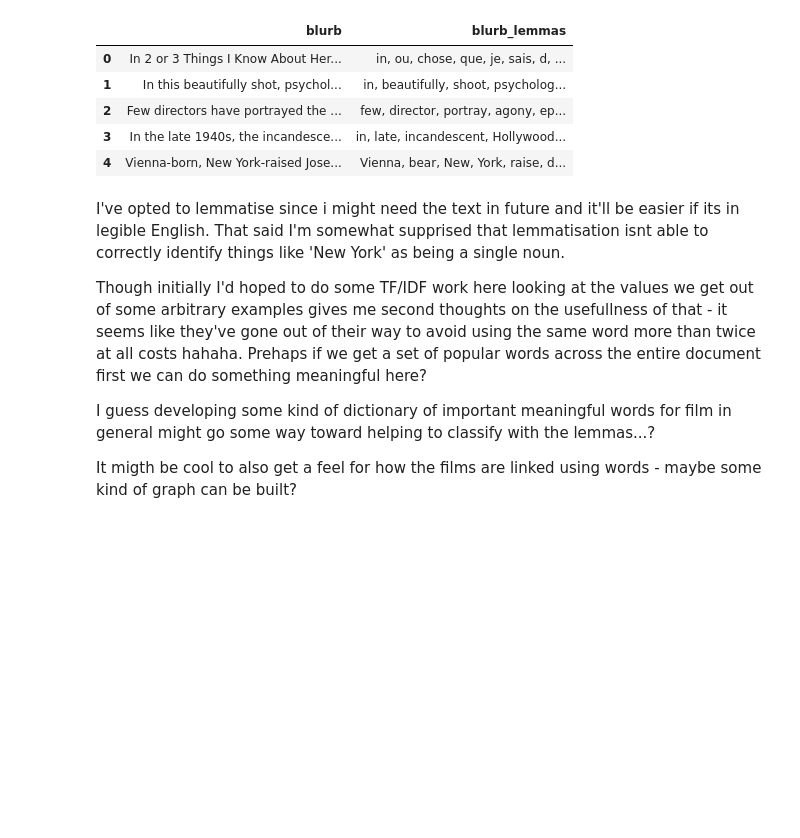
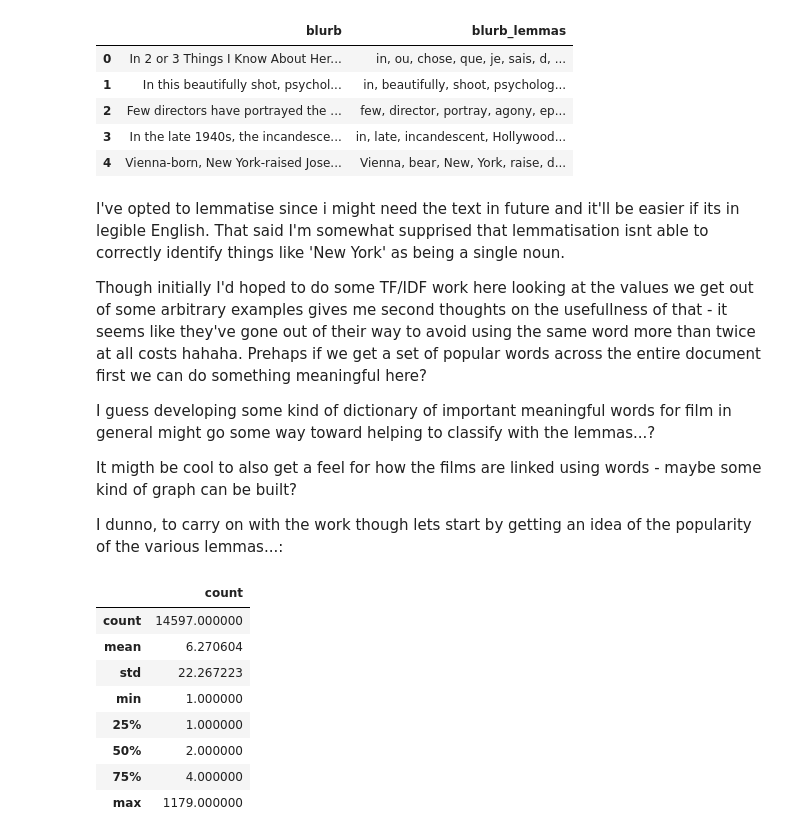
Before and after one commit to JohnStokes228/movie_eda, a Jupyter notebook: initial_eda.ipynb, the cells around one changed output. Cells and saved outputs as stored; diff of their text form; code cells hidden in the pictures; blank space fills up the shorter version.

```diff
--- a/initial_eda.ipynb
+++ b/initial_eda.ipynb
@@ -289,3 +289,30 @@ Though initially I'd hoped to do some TF/IDF work here looking at the values we
 I guess developing some kind of dictionary of important meaningful words for film in general might go some way toward helping to classify with the lemmas...?
 
 It migth be cool to also get a feel for how the films are linked using words - maybe some kind of graph can be built?
+
+I dunno, to carry on with the work though lets start by getting an idea of the popularity of the various lemmas...:
+# %%
+all_lemmas = df.blurb_lemmas.tolist()
+all_lemmas = ', '.join(all_lemmas).split(',')
+all_lemmas = [lemma.strip().lower() for lemma in all_lemmas
+             if lemma not in stop_words]
+
+lemma_counts = {}
+
+for lemma in list(set(all_lemmas)):
+    lemma_counts[lemma] = all_lemmas.count(lemma)
+
+lemma_counts = pd.DataFrame(lemma_counts.items())
+lemma_counts.columns = ['lemma', 'count']
+
+lemma_counts.describe()
+# %% [output]
+|  | count |
+| count | 14597.000000 |
+| mean | 6.270604 |
+| std | 22.267223 |
+| min | 1.000000 |
+| 25% | 1.000000 |
+| 50% | 2.000000 |
+| 75% | 4.000000 |
+| max | 1179.000000 |
```
Also changed, not shown: parts of 6 cells of this notebook, 3 other files.
